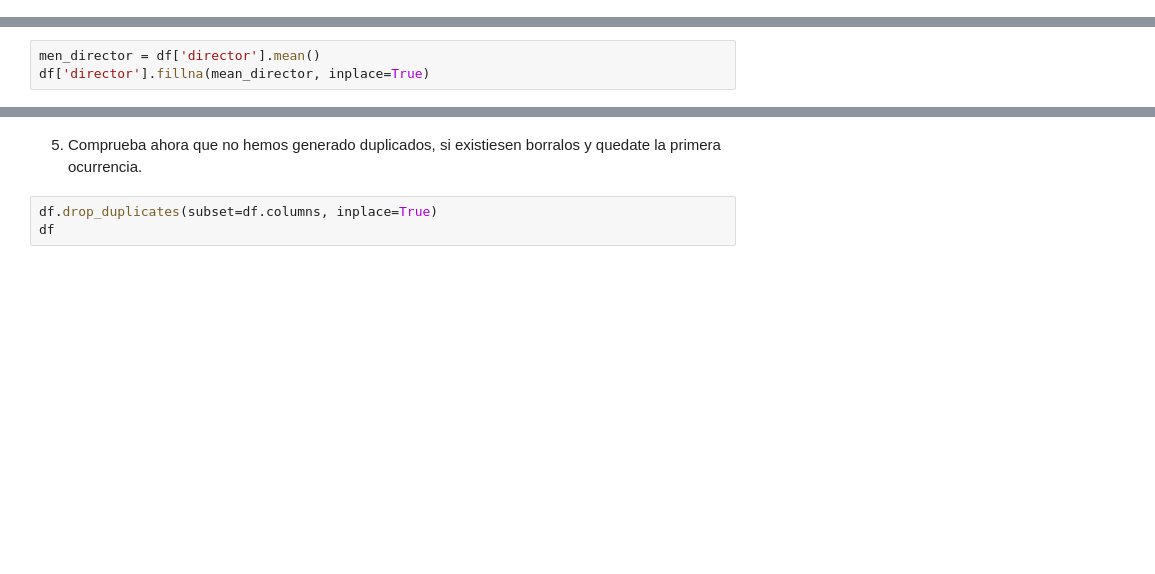
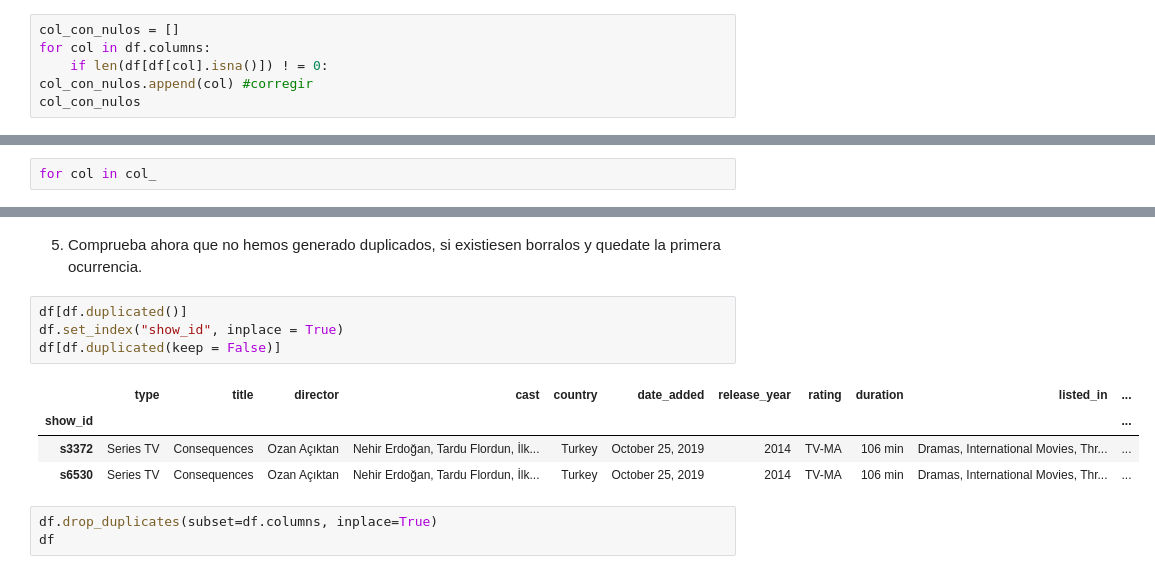
Before and after one commit to enriquerc95/ONLINE_DS_THEBRIDGE_ENRIQUE_RAMIREZ, a Jupyter notebook: EJERCICIOS/SPRINT 5/18_Practica_Obligatoria_ETL.ipynb, the cells around one changed output, grey strips where cells are left out. Saved outputs shown, nothing was run; the diff lists cells and outputs as text; blank space fills up the shorter version.

```diff
--- a/EJERCICIOS/SPRINT 5/18_Practica_Obligatoria_ETL.ipynb
+++ b/EJERCICIOS/SPRINT 5/18_Practica_Obligatoria_ETL.ipynb
@@ -516,0 +598,6 @@ dtype: float64%
+# %%
+col_con_nulos = []
+for col in df.columns:
+    if len(df[df[col].isna()]) ! = 0:
+col_con_nulos.append(col) #corregir
+col_con_nulos
@@ -517,3 +606,5 @@ dtype: float64%
+# %%
+for col in col_
 # %%
 #para saber proporción de nulos, usamos el value counts y con el normaalize a true, me quedo solo con el elemento value counts que stá con los nulos.
 for columnas in df.columns:
@@ -523,5 +622,2 @@ KeyError: nan
 # %% [markdown]
 3. Corrige de la mejor manera que se te ocurra las dos columnas con menor porcentajes de nulos.
-# %%
-men_director = df['director'].mean()
-df['director'].fillna(mean_director, inplace=True)
@@ -552,6 +677,15 @@ df
 8807 rows × 12 columns
 # %% [markdown]
 5. Comprueba ahora que no hemos generado duplicados, si existiesen borralos y quedate la primera ocurrencia.
+# %%
+df[df.duplicated()]
+df.set_index("show_id", inplace = True)
+df[df.duplicated(keep = False)]
+# %% [output]
+|  | type | title | director | cast | country | date_added | release_year | rating | duration | listed_in | ... |
+| show_id |  |  |  |  |  |  |  |  |  |  | ... |
+| s3372 | Series TV | Consequences | Ozan Açıktan | Nehir Erdoğan, Tardu Flordun, İlk... | Turkey | October 25, 2019 | 2014 | TV-MA | 106 min | Dramas, International Movies, Thr... | ... |
+| s6530 | Series TV | Consequences | Ozan Açıktan | Nehir Erdoğan, Tardu Flordun, İlk... | Turkey | October 25, 2019 | 2014 | TV-MA | 106 min | Dramas, International Movies, Thr... | ... |
 # %%
 df.drop_duplicates(subset=df.columns, inplace=True)
 df
```
Also changed, not shown: parts of 39 cells of this notebook, 3 other files.
